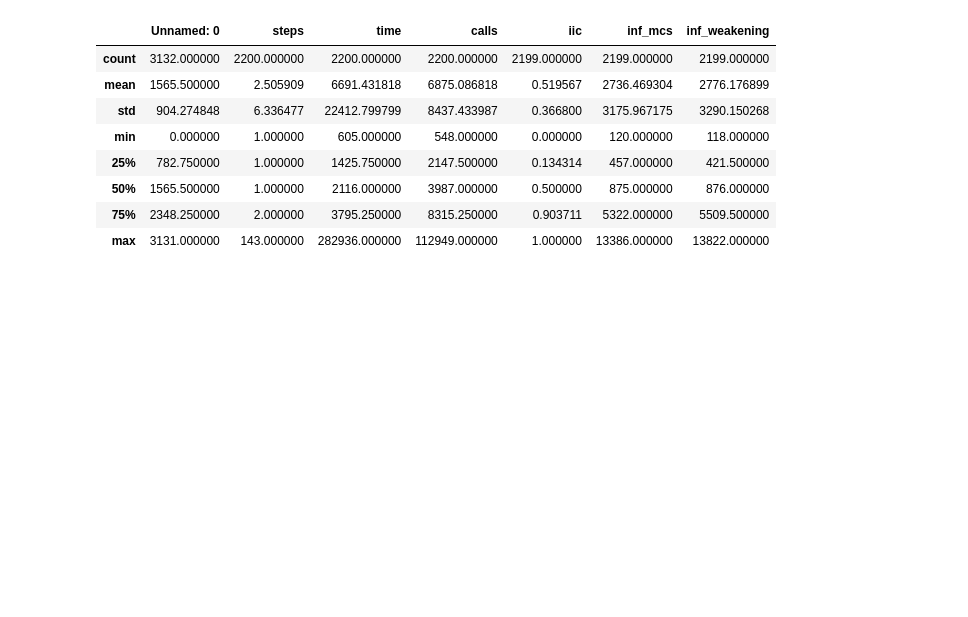
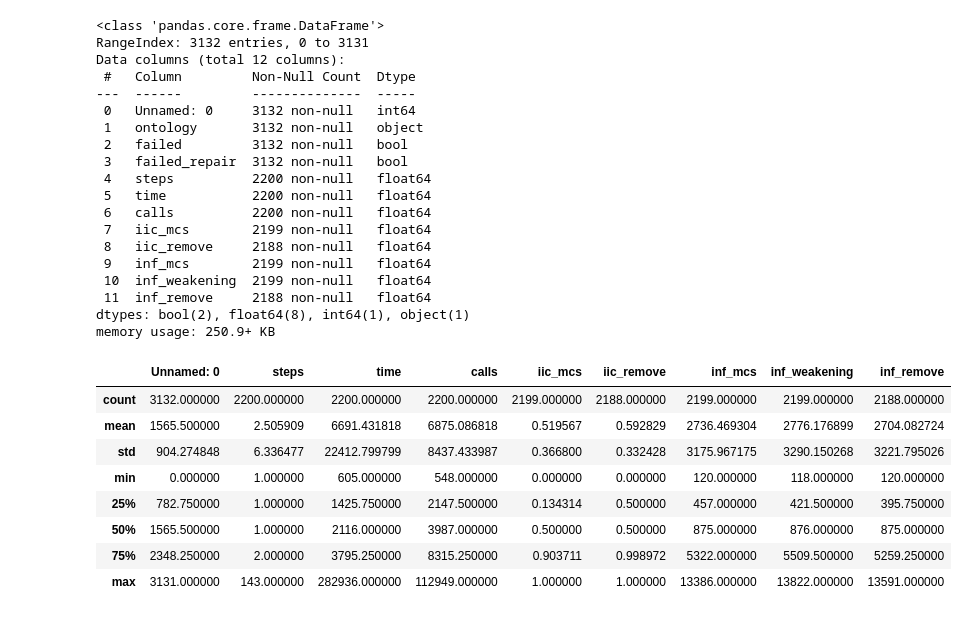
Before and after one commit to rolandbernard/paper-axiom-weakening, a Jupyter notebook: experiments/scripts/explore.ipynb, the cells around one changed output. Drawn from its saved outputs; the diff is of its cells as text; code cells hidden in the pictures; blank space fills up the shorter version.

```diff
--- a/experiments/scripts/explore.ipynb
+++ b/experiments/scripts/explore.ipynb
@@ -8,14 +8,34 @@ sns.set_theme()
 repair_data = pd.read_csv('../repairs.csv')
 cache_data = pd.read_csv('../cache.csv')
 # %%
+repair_data.info()
 repair_data.describe()
 # %% [output]
+<class 'pandas.core.frame.DataFrame'>
+RangeIndex: 3132 entries, 0 to 3131
+Data columns (total 12 columns):
+ #   Column         Non-Null Count  Dtype
+---  ------         --------------  -----
+ 0   Unnamed: 0     3132 non-null   int64
+ 1   ontology       3132 non-null   object
+ 2   failed         3132 non-null   bool
+ 3   failed_repair  3132 non-null   bool
+ 4   steps          2200 non-null   float64
+ 5   time           2200 non-null   float64
+ 6   calls          2200 non-null   float64
+ 7   iic_mcs        2199 non-null   float64
+ 8   iic_remove     2188 non-null   float64
+ 9   inf_mcs        2199 non-null   float64
+ 10  inf_weakening  2199 non-null   float64
+ 11  inf_remove     2188 non-null   float64
+dtypes: bool(2), float64(8), int64(1), object(1)
+memory usage: 250.9+ KB
-|  | Unnamed: 0 | steps | time | calls | iic | inf_mcs | inf_weakening |
-| count | 3132.000000 | 2200.000000 | 2200.000000 | 2200.000000 | 2199.000000 | 2199.000000 | 2199.000000 |
-| mean | 1565.500000 | 2.505909 | 6691.431818 | 6875.086818 | 0.519567 | 2736.469304 | 2776.176899 |
-| std | 904.274848 | 6.336477 | 22412.799799 | 8437.433987 | 0.366800 | 3175.967175 | 3290.150268 |
-| min | 0.000000 | 1.000000 | 605.000000 | 548.000000 | 0.000000 | 120.000000 | 118.000000 |
-| 25% | 782.750000 | 1.000000 | 1425.750000 | 2147.500000 | 0.134314 | 457.000000 | 421.500000 |
-| 50% | 1565.500000 | 1.000000 | 2116.000000 | 3987.000000 | 0.500000 | 875.000000 | 876.000000 |
-| 75% | 2348.250000 | 2.000000 | 3795.250000 | 8315.250000 | 0.903711 | 5322.000000 | 5509.500000 |
-| max | 3131.000000 | 143.000000 | 282936.000000 | 112949.000000 | 1.000000 | 13386.000000 | 13822.000000 |
+|  | Unnamed: 0 | steps | time | calls | iic_mcs | iic_remove | inf_mcs | inf_weakening | inf_remove |
+| count | 3132.000000 | 2200.000000 | 2200.000000 | 2200.000000 | 2199.000000 | 2188.000000 | 2199.000000 | 2199.000000 | 2188.000000 |
+| mean | 1565.500000 | 2.505909 | 6691.431818 | 6875.086818 | 0.519567 | 0.592829 | 2736.469304 | 2776.176899 | 2704.082724 |
+| std | 904.274848 | 6.336477 | 22412.799799 | 8437.433987 | 0.366800 | 0.332428 | 3175.967175 | 3290.150268 | 3221.795026 |
+| min | 0.000000 | 1.000000 | 605.000000 | 548.000000 | 0.000000 | 0.000000 | 120.000000 | 118.000000 | 120.000000 |
+| 25% | 782.750000 | 1.000000 | 1425.750000 | 2147.500000 | 0.134314 | 0.500000 | 457.000000 | 421.500000 | 395.750000 |
+| 50% | 1565.500000 | 1.000000 | 2116.000000 | 3987.000000 | 0.500000 | 0.500000 | 875.000000 | 876.000000 | 875.000000 |
+| 75% | 2348.250000 | 2.000000 | 3795.250000 | 8315.250000 | 0.903711 | 0.998972 | 5322.000000 | 5509.500000 | 5259.250000 |
+| max | 3131.000000 | 143.000000 | 282936.000000 | 112949.000000 | 1.000000 | 1.000000 | 13386.000000 | 13822.000000 | 13591.000000 |
```
Also changed, not shown: parts of 17 cells of this notebook, 13 other files.
